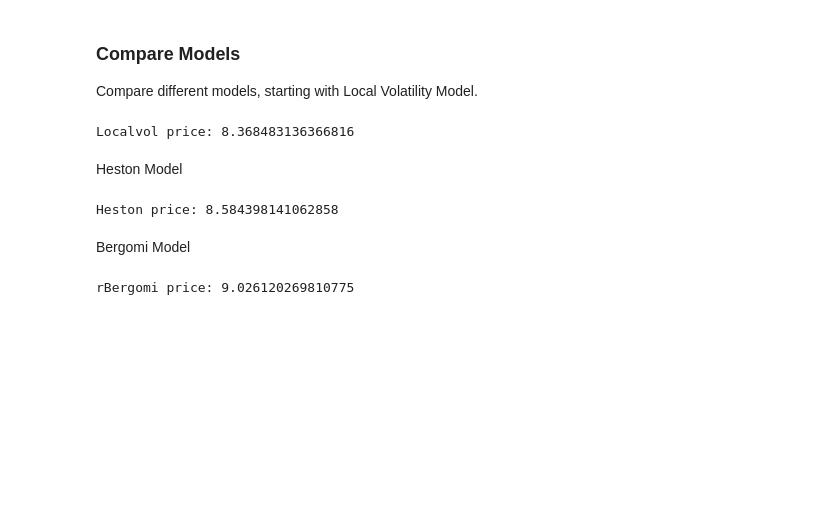
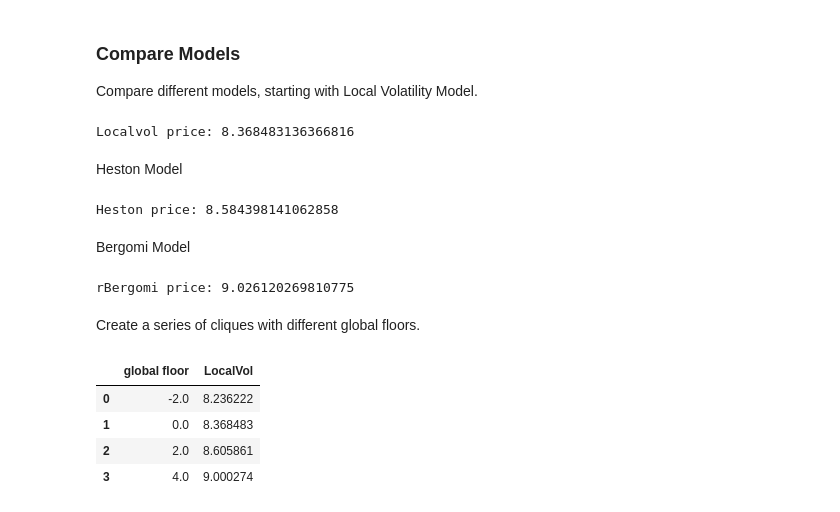
Before and after one commit to qatwalk/eq, a Jupyter notebook: 02_Cliquet.ipynb, the cells around one changed output. Drawn from its saved outputs; the diff is of its cells as text; code cells hidden in the pictures; blank space fills up the shorter version.

```diff
--- a/02_Cliquet.ipynb
+++ b/02_Cliquet.ipynb
@@ -76,3 +76,5 @@ price, _ = model.price(timetable, dataset)
 print(f"rBergomi price: {price}")
 # %% [output]
 rBergomi price: 9.026120269810775
+# %% [markdown]
+Create a series of cliques with different global floors.
@@ -78,0 +98,16 @@ rBergomi price: 9.026120269810775
+# %%
+model = LVMCModel()
+
+prices = []
+for timetable in timetables:
+    price, _ = model.price(timetable, localvol_data())
+    prices.append(price)
+
+df["LocalVol"] = prices
+df
+# %% [output]
+|  | global floor | LocalVol |
+| 0 | -2.0 | 8.236222 |
+| 1 | 0.0 | 8.368483 |
+| 2 | 2.0 | 8.605861 |
+| 3 | 4.0 | 9.000274 |
```
Also changed, not shown: parts of 5 cells of this notebook, 2 other files.
